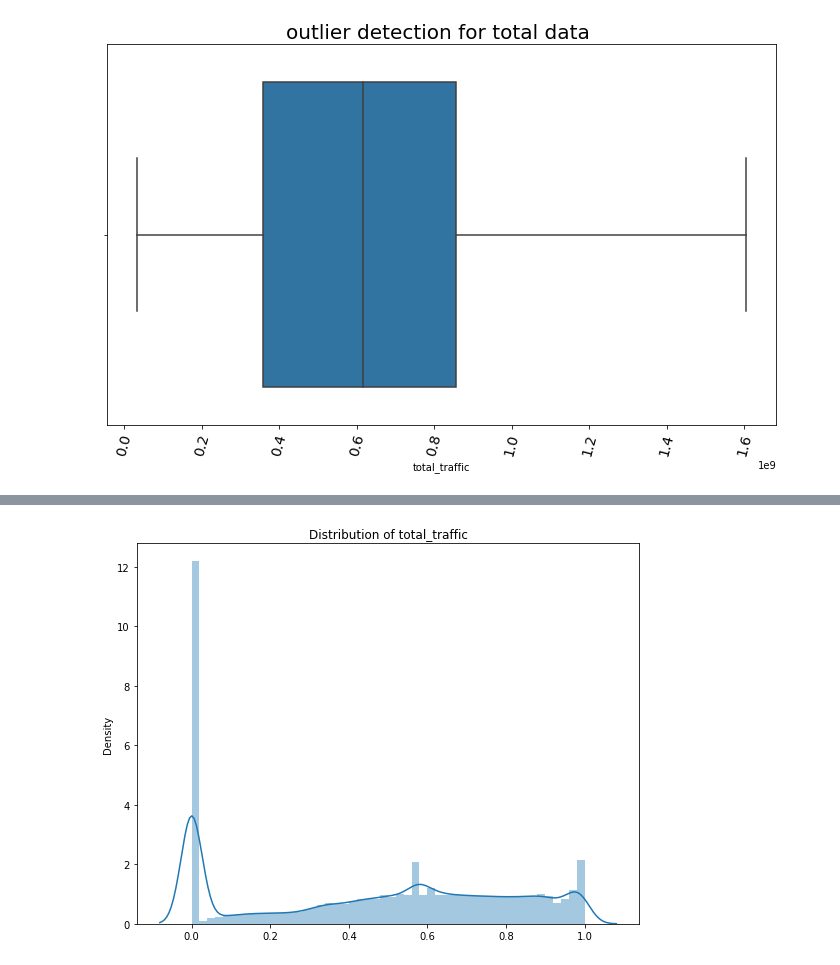
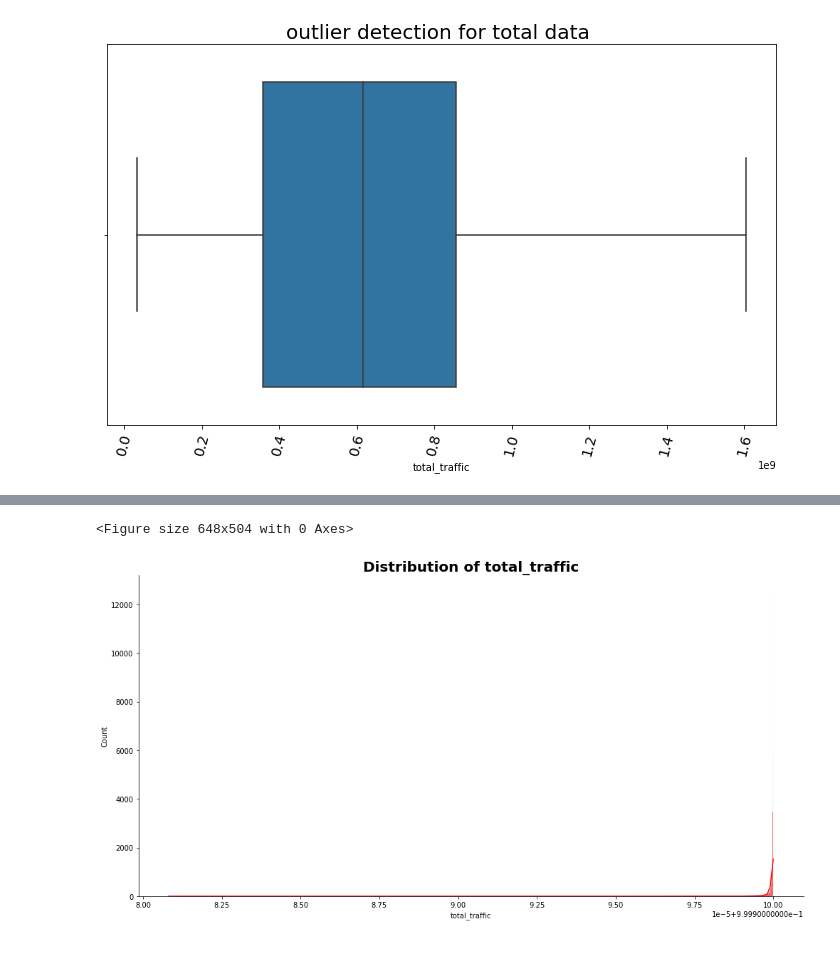
Before and after one commit to daniEL2371/telecom_data_analysis, a Jupyter notebook: Notebooks/UserEngagementAnalysis.ipynb, the cells around one changed output, grey strips where cells are left out. Saved outputs shown, nothing was run; the diff lists cells and outputs as text; code cells hidden in the pictures.

```diff
--- a/Notebooks/UserEngagementAnalysis.ipynb
+++ b/Notebooks/UserEngagementAnalysis.ipynb
@@ -224,6 +242,6 @@ plots.plot_box(cleaned_engagment_metrics, 'total_traffic', 'outlier detection fo
 # %%
 
-normalized_metrics = scale_and_normalize(cleaned_engagment_metrics, ['sessions_frequency', 'duration', 'total_traffic'])
+normalized_metrics = normalizer(cleaned_engagment_metrics, ['sessions_frequency', 'duration', 'total_traffic'])
 normalized_metrics.describe()
 # %% [output]
 |  | sessions_frequency | duration | total_traffic |
@@ -246,4 +267,6 @@ plots.plot_dist(normalized_metrics, 'duration',)
 # %%
-plots.plot_dist(normalized_metrics, 'total_traffic',)
+
+plots.plot_hist(normalized_metrics, 'total_traffic', 'red')
 # %% [output]
+<Figure size 648x504 with 0 Axes>
-[figure, old version]
+[figure, new version]
```
Also changed, not shown: parts of 75 cells of this notebook, 1 other file.
